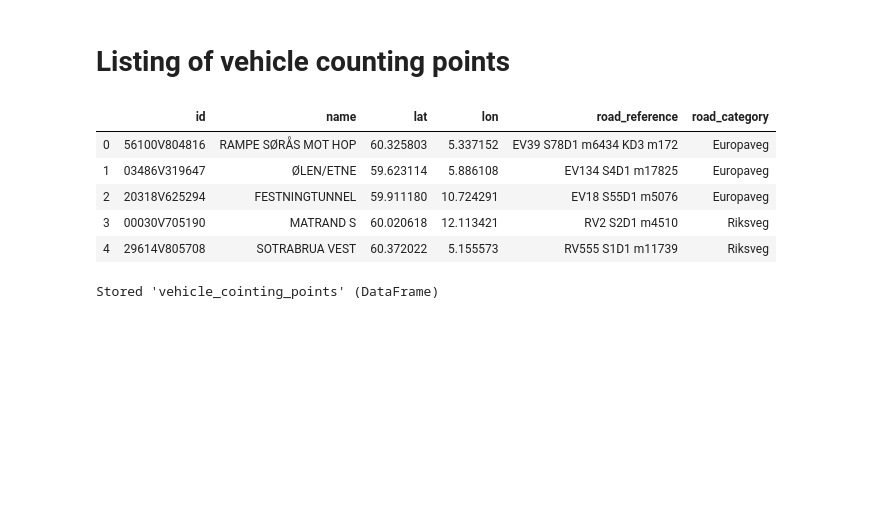
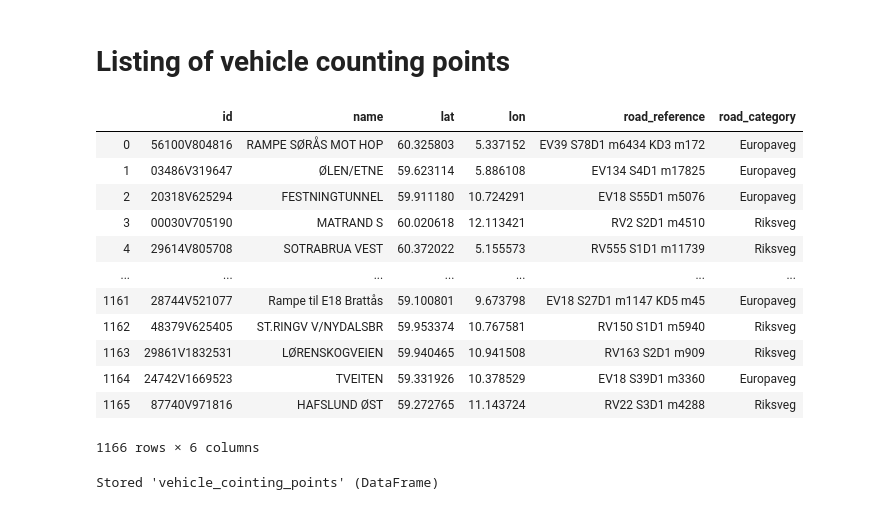
Before and after one commit to tomasle/DataUt, a Jupyter notebook: Vehicle_counting_points.ipynb, the cells around one changed output. Drawn from its saved outputs; the diff is of its cells as text; code cells hidden in the pictures; blank space fills up the shorter version.

```diff
--- a/Vehicle_counting_points.ipynb
+++ b/Vehicle_counting_points.ipynb
@@ -63,34 +63,41 @@ query = gql('''{
 ''')
 
 data = client.execute(query)
 
 #data
 
 traffic_registration_points = data['trafficRegistrationPoints']
 
 rows = []
 
 for trp in traffic_registration_points:
     row = [trp['id'], trp['name'], trp['location']['coordinates']['latLon']['lat'],
            trp['location']['coordinates']['latLon']['lon'],trp['location']['roadReference']['shortForm'],
           trp['location']['roadReference']['roadCategory']['name']]
     rows.append(row)
 
 
 
 
 
 df = pd.DataFrame(rows)
 column_names = ['id', 'name', 'lat', 'lon', 'road_reference','road_category']
 df.columns=column_names
-df.head()
+df
 # %% [output]
 |  | id | name | lat | lon | road_reference | road_category |
 | 0 | 56100V804816 | RAMPE SØRÅS MOT HOP | 60.325803 | 5.337152 | EV39 S78D1 m6434 KD3 m172 | Europaveg |
 | 1 | 03486V319647 | ØLEN/ETNE | 59.623114 | 5.886108 | EV134 S4D1 m17825 | Europaveg |
 | 2 | 20318V625294 | FESTNINGTUNNEL | 59.911180 | 10.724291 | EV18 S55D1 m5076 | Europaveg |
 | 3 | 00030V705190 | MATRAND S | 60.020618 | 12.113421 | RV2 S2D1 m4510 | Riksveg |
 | 4 | 29614V805708 | SOTRABRUA VEST | 60.372022 | 5.155573 | RV555 S1D1 m11739 | Riksveg |
+| ... | ... | ... | ... | ... | ... | ... |
+| 1161 | 28744V521077 | Rampe til E18 Brattås | 59.100801 | 9.673798 | EV18 S27D1 m1147 KD5 m45 | Europaveg |
+| 1162 | 48379V625405 | ST.RINGV V/NYDALSBR | 59.953374 | 10.767581 | RV150 S1D1 m5940 | Riksveg |
+| 1163 | 29861V1832531 | LØRENSKOGVEIEN | 59.940465 | 10.941508 | RV163 S2D1 m909 | Riksveg |
+| 1164 | 24742V1669523 | TVEITEN | 59.331926 | 10.378529 | EV18 S39D1 m3360 | Europaveg |
+| 1165 | 87740V971816 | HAFSLUND ØST | 59.272765 | 11.143724 | RV22 S3D1 m4288 | Riksveg |
+1166 rows × 6 columns
 # %%
 # Making data available into other notebooks
 vehicle_cointing_points = df
```
Also changed, not shown: 1 other file.
